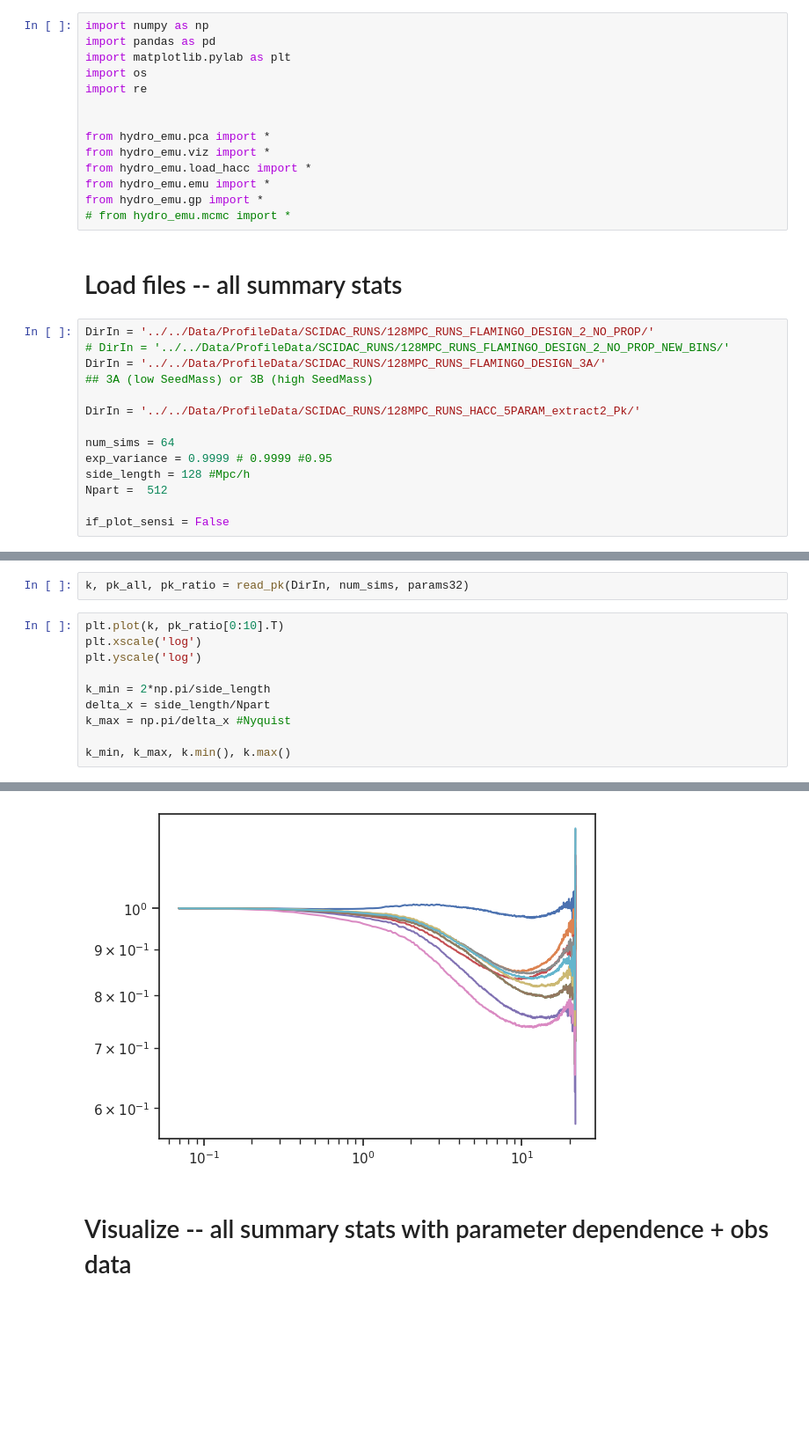
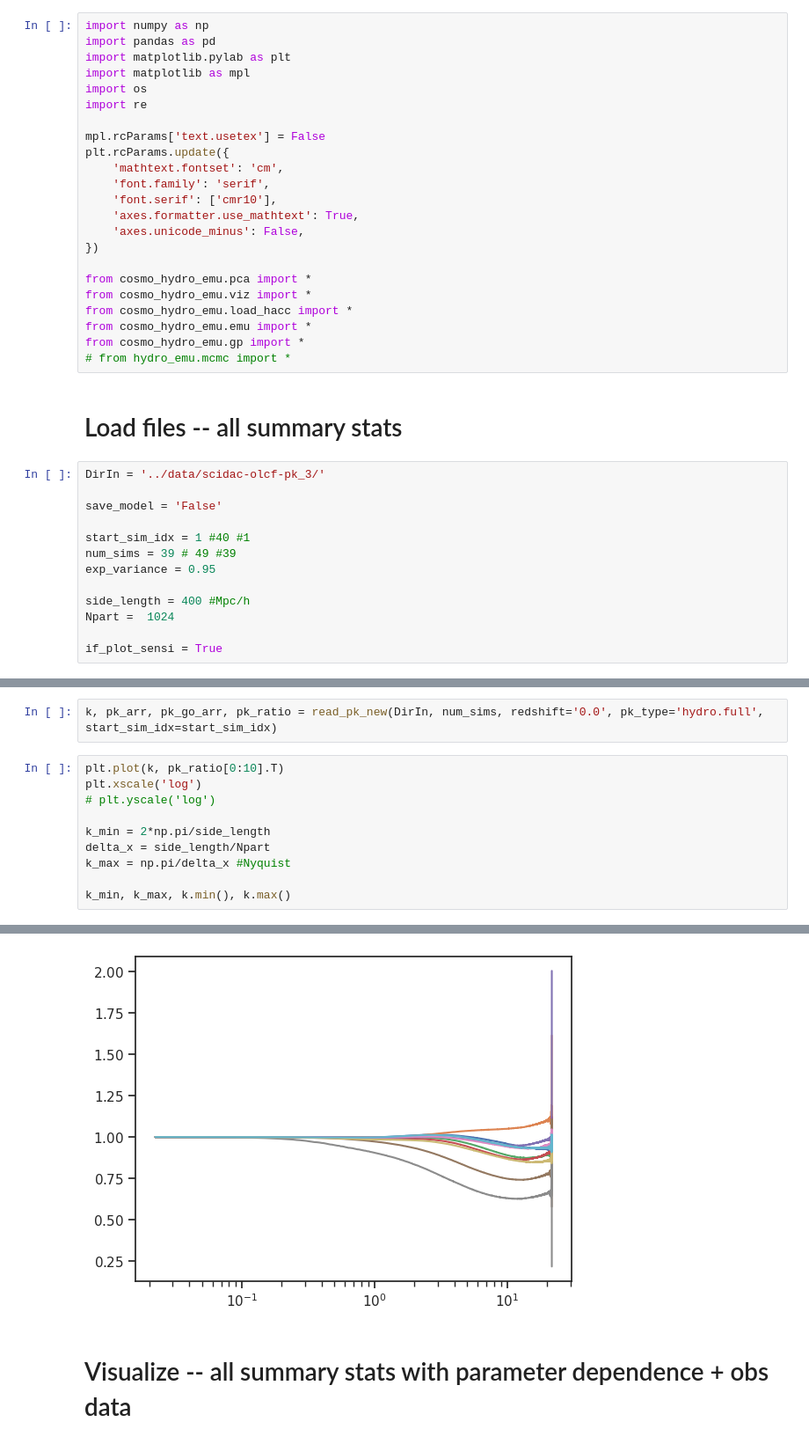
Before and after one commit to nesar/CosmoHydro, a Jupyter notebook: codes/gp_SGC_pk.ipynb, the cells around one changed output, grey strips where cells are left out. Shown at 88% size. Drawn from its saved outputs; the diff is of its cells as text; blank space fills up the shorter version.

```diff
--- a/codes/gp_SGC_pk.ipynb
+++ b/codes/gp_SGC_pk.ipynb
@@ -2,30 +2,38 @@
 import numpy as np
 import pandas as pd
 import matplotlib.pylab as plt
+import matplotlib as mpl
 import os
 import re
 
+mpl.rcParams['text.usetex'] = False
+plt.rcParams.update({
+    'mathtext.fontset': 'cm',
+    'font.family': 'serif',
+    'font.serif': ['cmr10'],
+    'axes.formatter.use_mathtext': True,
+    'axes.unicode_minus': False,
+})
 
-from hydro_emu.pca import *
-from hydro_emu.viz import *
-from hydro_emu.load_hacc import *
-from hydro_emu.emu import *
-from hydro_emu.gp import *
+from cosmo_hydro_emu.pca import *
+from cosmo_hydro_emu.viz import *
+from cosmo_hydro_emu.load_hacc import *
+from cosmo_hydro_emu.emu import *
+from cosmo_hydro_emu.gp import *
 # from hydro_emu.mcmc import *
 # %% [markdown]
 # Load files -- all summary stats
 # %%
-DirIn = '../../Data/ProfileData/SCIDAC_RUNS/128MPC_RUNS_FLAMINGO_DESIGN_2_NO_PROP/'
-# DirIn = '../../Data/ProfileData/SCIDAC_RUNS/128MPC_RUNS_FLAMINGO_DESIGN_2_NO_PROP_NEW_BINS/'
-DirIn = '../../Data/ProfileData/SCIDAC_RUNS/128MPC_RUNS_FLAMINGO_DESIGN_3A/'
-## 3A (low SeedMass) or 3B (high SeedMass)
+DirIn = '../data/scidac-olcf-pk_3/'
 
-DirIn = '../../Data/ProfileData/SCIDAC_RUNS/128MPC_RUNS_HACC_5PARAM_extract2_Pk/'
+save_model = 'False'
 
-num_sims = 64
-exp_variance = 0.9999 # 0.9999 #0.95
-side_length = 128 #Mpc/h
-Npart =  512
+start_sim_idx = 1 #40 #1
+num_sims = 39 # 49 #39
+exp_variance = 0.95
 
-if_plot_sensi = False
+side_length = 400 #Mpc/h
+Npart =  1024
+
+if_plot_sensi = True
 # %%
@@ -90,9 +81,9 @@ plt.savefig('plots/universal/exp_design.png', bbox_inches='tight')
 # %%
-k, pk_all, pk_ratio = read_pk(DirIn, num_sims, params32)
+k, pk_arr, pk_go_arr, pk_ratio = read_pk_new(DirIn, num_sims, redshift='0.0', pk_type='hydro.full', start_sim_idx=start_sim_idx)
 # %%
 plt.plot(k, pk_ratio[0:10].T)
 plt.xscale('log')
-plt.yscale('log')
+# plt.yscale('log')
 
 k_min = 2*np.pi/side_length
 delta_x = side_length/Npart
@@ -104,4 +95,4 @@ k_min, k_max, k.min(), k.max()
-[figure, old version]
+[figure, new version]
 # %% [markdown]
 # Visualize -- all summary stats with parameter dependence + obs data
 # %%
```
Also changed, not shown: parts of 9 cells of this notebook, 3 other files.
